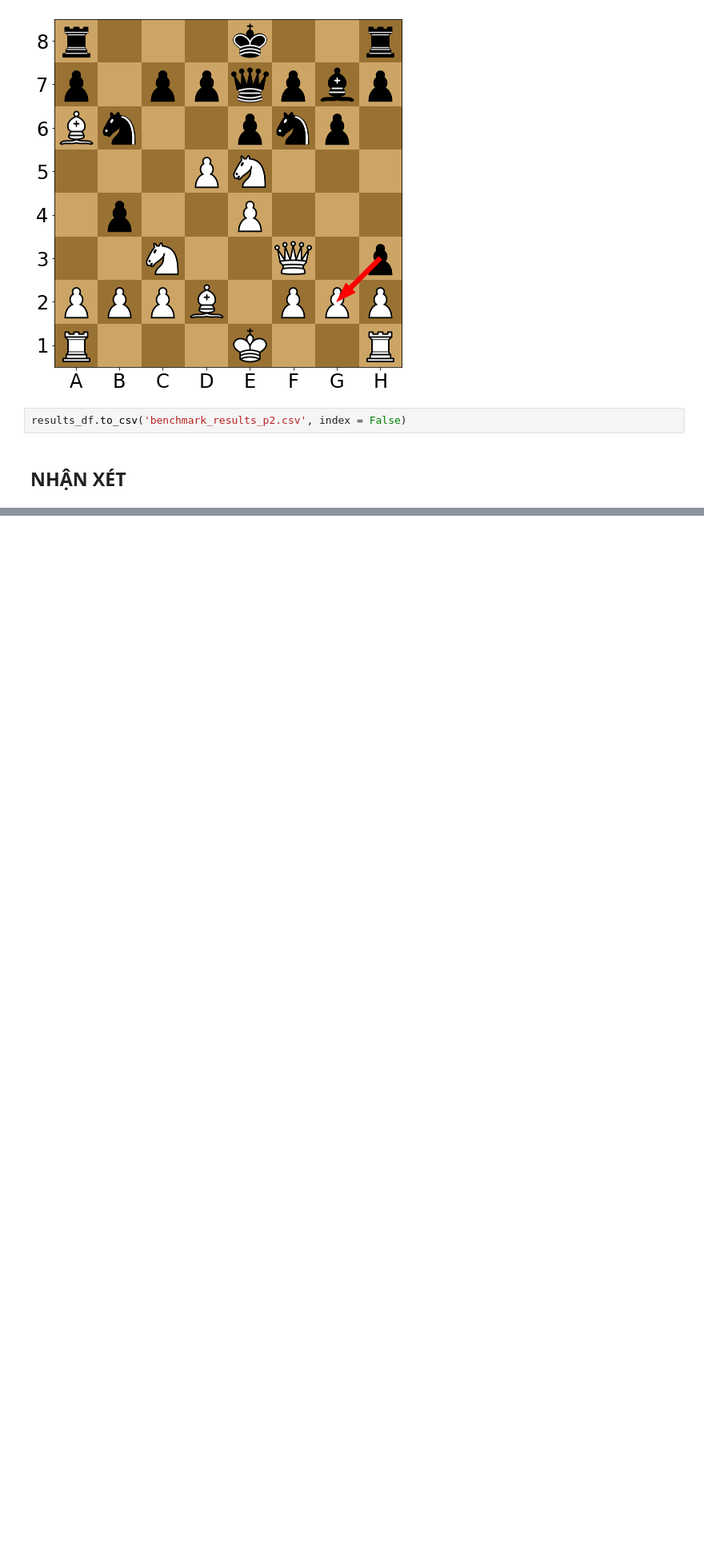
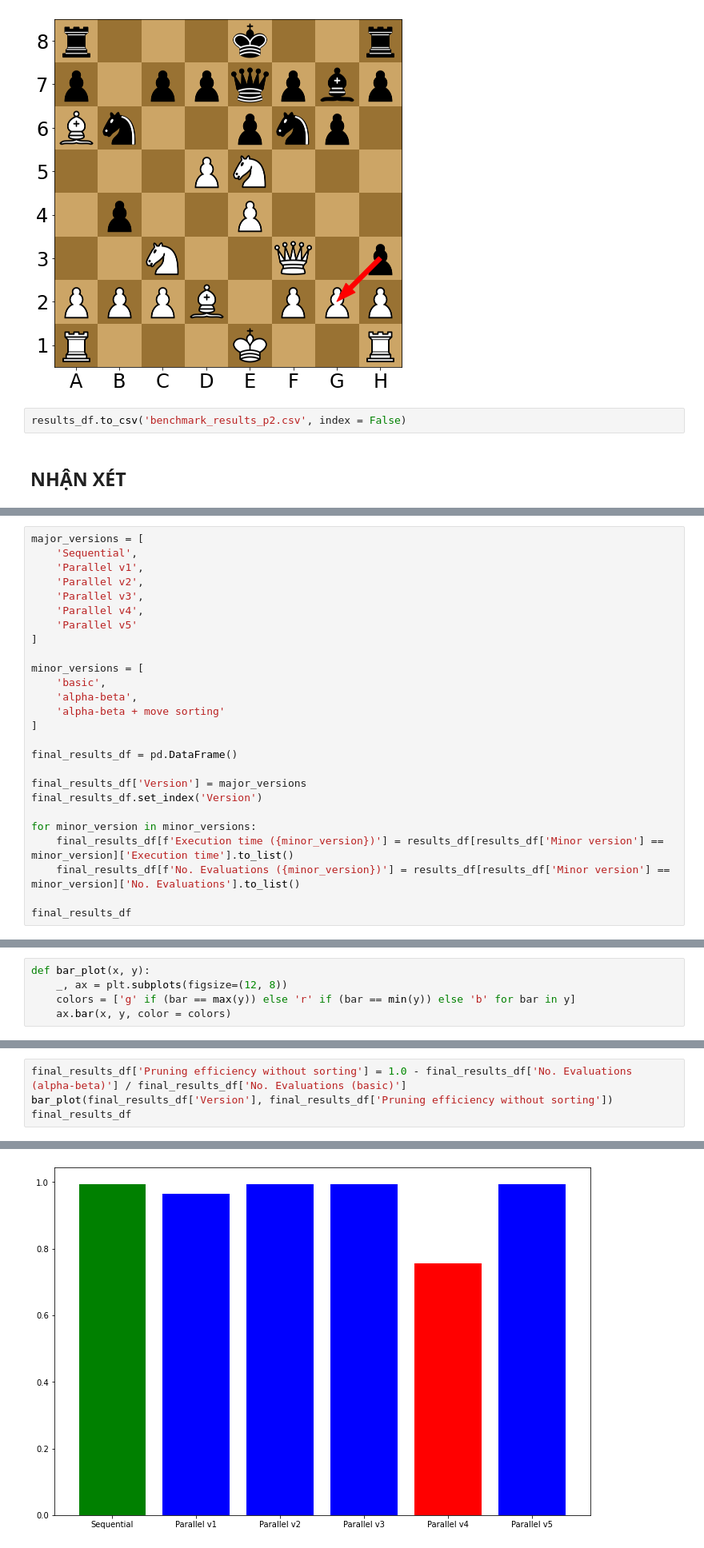
Before and after one commit to vv-hieu/ParallelChessEngine, a Jupyter notebook: Report2.ipynb, the cells around one changed output, grey strips where cells are left out. Shown at 80% size. Drawn from its saved outputs; the diff is of its cells as text; blank space fills up the shorter version.

```diff
--- a/Report2.ipynb
+++ b/Report2.ipynb
@@ -596,0 +849,26 @@ results_df
+# %%
+major_versions = [
+    'Sequential',
+    'Parallel v1',
+    'Parallel v2',
+    'Parallel v3',
+    'Parallel v4',
+    'Parallel v5'
+]
+
+minor_versions = [
+    'basic',
+    'alpha-beta',
+    'alpha-beta + move sorting'
+]
+
+final_results_df = pd.DataFrame()
+
+final_results_df['Version'] = major_versions
+final_results_df.set_index('Version')
+
+for minor_version in minor_versions:
+    final_results_df[f'Execution time ({minor_version})'] = results_df[results_df['Minor version'] == minor_version]['Execution time'].to_list()
+    final_results_df[f'No. Evaluations ({minor_version})'] = results_df[results_df['Minor version'] == minor_version]['No. Evaluations'].to_list()
+
+final_results_df
@@ -596,0 +883,5 @@ results_df
+# %%
+def bar_plot(x, y):
+    _, ax = plt.subplots(figsize=(12, 8))
+    colors = ['g' if (bar == max(y)) else 'r' if (bar == min(y)) else 'b' for bar in y]
+    ax.bar(x, y, color = colors)
@@ -596,0 +890,5 @@ results_df
+# %%
+final_results_df['Pruning efficiency without sorting'] = 1.0 - final_results_df['No. Evaluations (alpha-beta)'] / final_results_df['No. Evaluations (basic)']
+bar_plot(final_results_df['Version'], final_results_df['Pruning efficiency without sorting'])
+final_results_df
+# %% [output]
@@ -596,0 +902 @@ results_df
+[figure, added]
```
Also changed, not shown: parts of 41 cells of this notebook, 28 other files.
